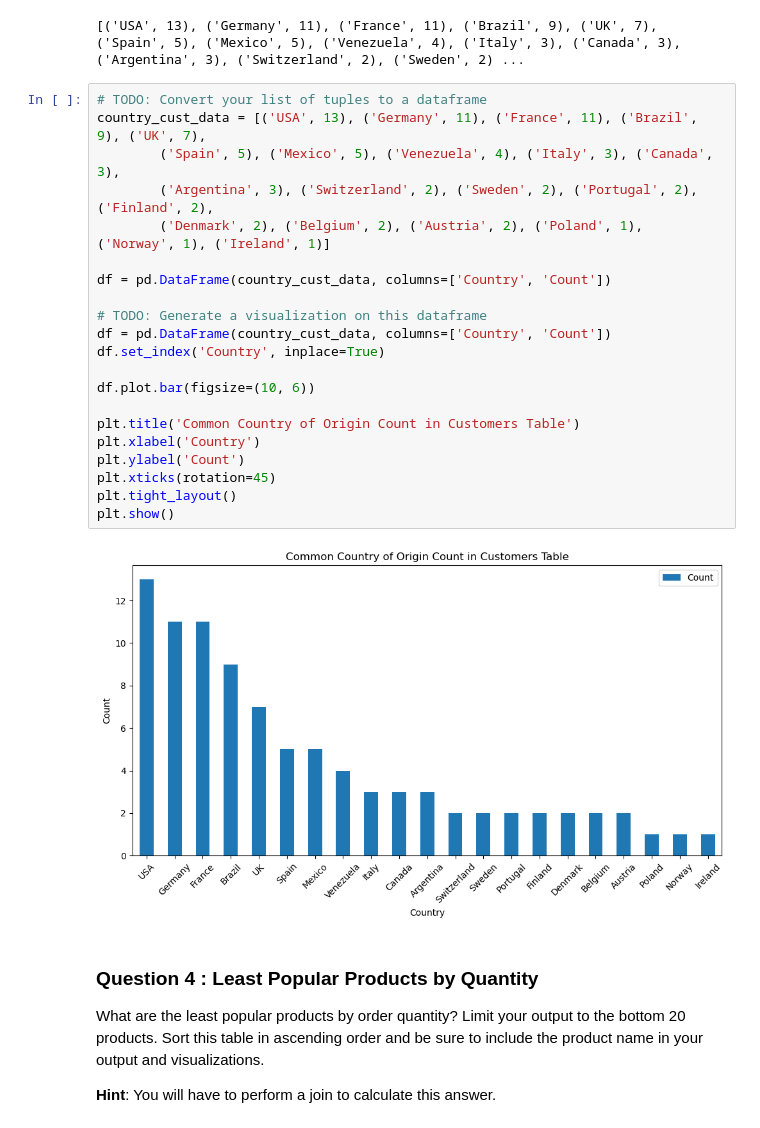
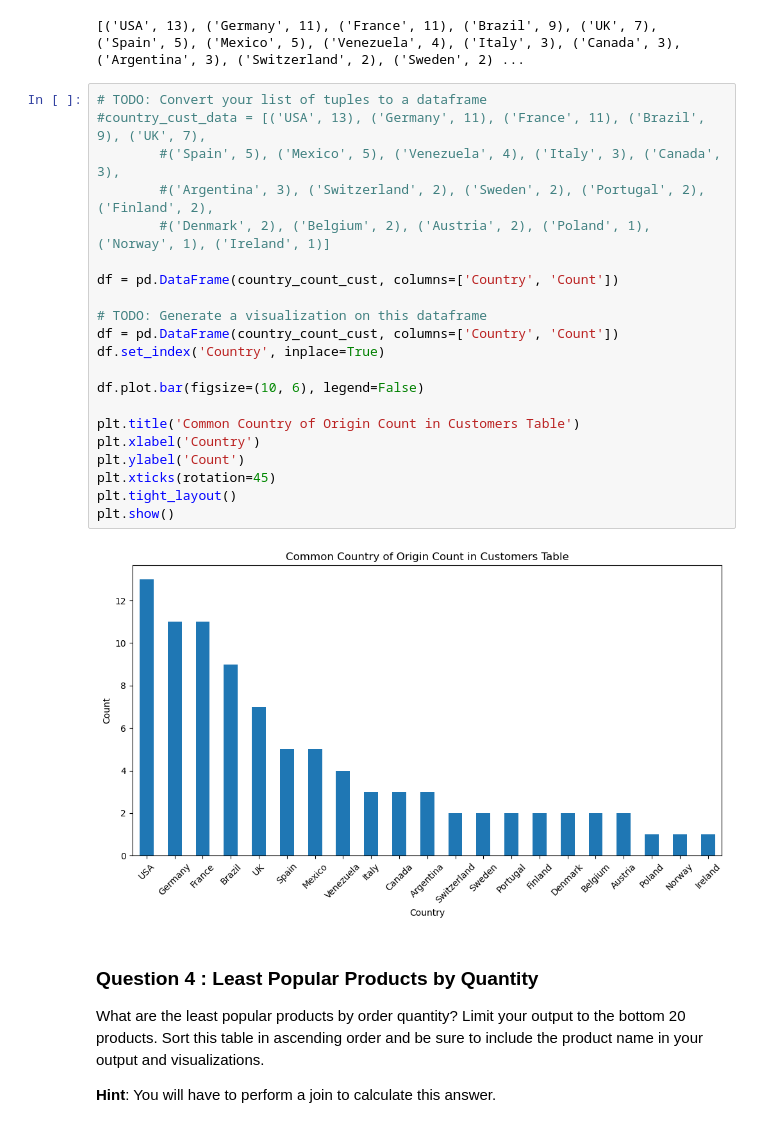
Before and after one commit to SaraG25-tech/Osiris-Foods-Statistics, a Jupyter notebook: adhoc-sql/adhoc_report.ipynb, the cells around one changed output. Saved outputs shown, nothing was run; the diff lists cells and outputs as text.

```diff
--- a/adhoc-sql/adhoc_report.ipynb
+++ b/adhoc-sql/adhoc_report.ipynb
@@ -129,27 +127,27 @@ print(country_count_cust)
 [('USA', 13), ('Germany', 11), ('France', 11), ('Brazil', 9), ('UK', 7), ('Spain', 5), ('Mexico', 5), ('Venezuela', 4), ('Italy', 3), ('Canada', 3), ('Argentina', 3), ('Switzerland', 2), ('Sweden', 2) ...
 # %%
 # TODO: Convert your list of tuples to a dataframe
-country_cust_data = [('USA', 13), ('Germany', 11), ('France', 11), ('Brazil', 9), ('UK', 7),
-        ('Spain', 5), ('Mexico', 5), ('Venezuela', 4), ('Italy', 3), ('Canada', 3),
-        ('Argentina', 3), ('Switzerland', 2), ('Sweden', 2), ('Portugal', 2), ('Finland', 2),
-        ('Denmark', 2), ('Belgium', 2), ('Austria', 2), ('Poland', 1), ('Norway', 1), ('Ireland', 1)]
+#country_cust_data = [('USA', 13), ('Germany', 11), ('France', 11), ('Brazil', 9), ('UK', 7),
+        #('Spain', 5), ('Mexico', 5), ('Venezuela', 4), ('Italy', 3), ('Canada', 3),
+        #('Argentina', 3), ('Switzerland', 2), ('Sweden', 2), ('Portugal', 2), ('Finland', 2),
+        #('Denmark', 2), ('Belgium', 2), ('Austria', 2), ('Poland', 1), ('Norway', 1), ('Ireland', 1)]
 
-df = pd.DataFrame(country_cust_data, columns=['Country', 'Count'])
+df = pd.DataFrame(country_count_cust, columns=['Country', 'Count'])
 
 # TODO: Generate a visualization on this dataframe
-df = pd.DataFrame(country_cust_data, columns=['Country', 'Count'])
+df = pd.DataFrame(country_count_cust, columns=['Country', 'Count'])
 df.set_index('Country', inplace=True)
 
-df.plot.bar(figsize=(10, 6))
+df.plot.bar(figsize=(10, 6), legend=False)
 
 plt.title('Common Country of Origin Count in Customers Table')
 plt.xlabel('Country')
 plt.ylabel('Count')
 plt.xticks(rotation=45)
 plt.tight_layout()
 plt.show()
 # %% [output]
-[figure, old version]
+[figure, new version]
 # %% [markdown]
 ### Question 4 : Least Popular Products by Quantity
 
```
Also changed, not shown: parts of 18 cells of this notebook.
